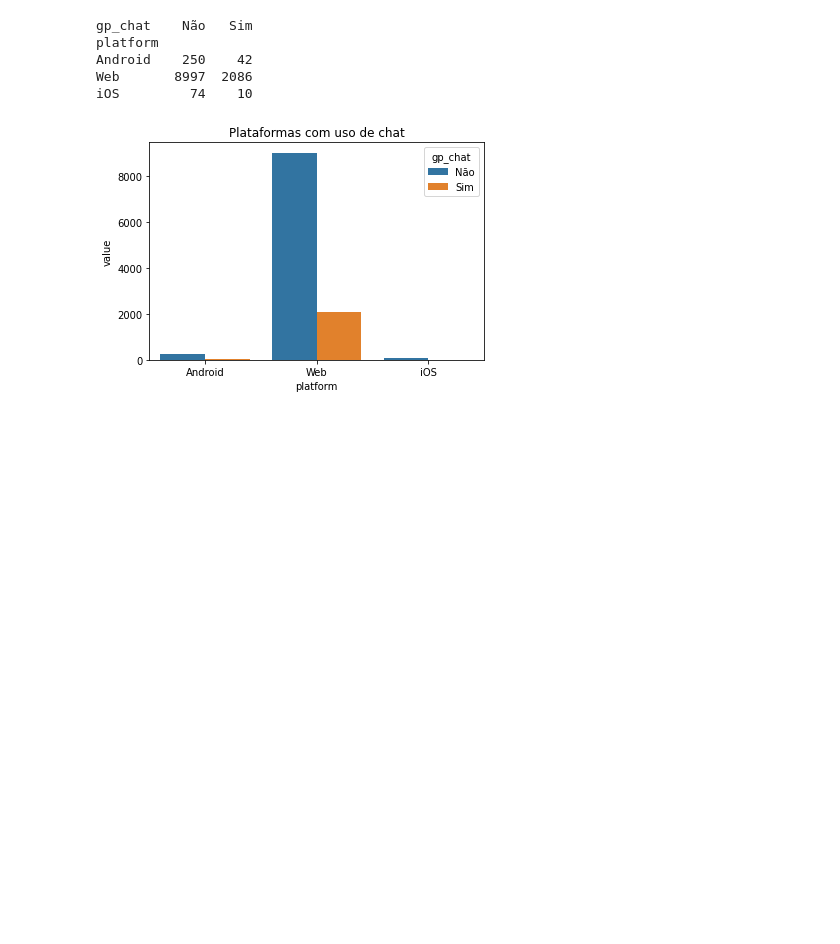
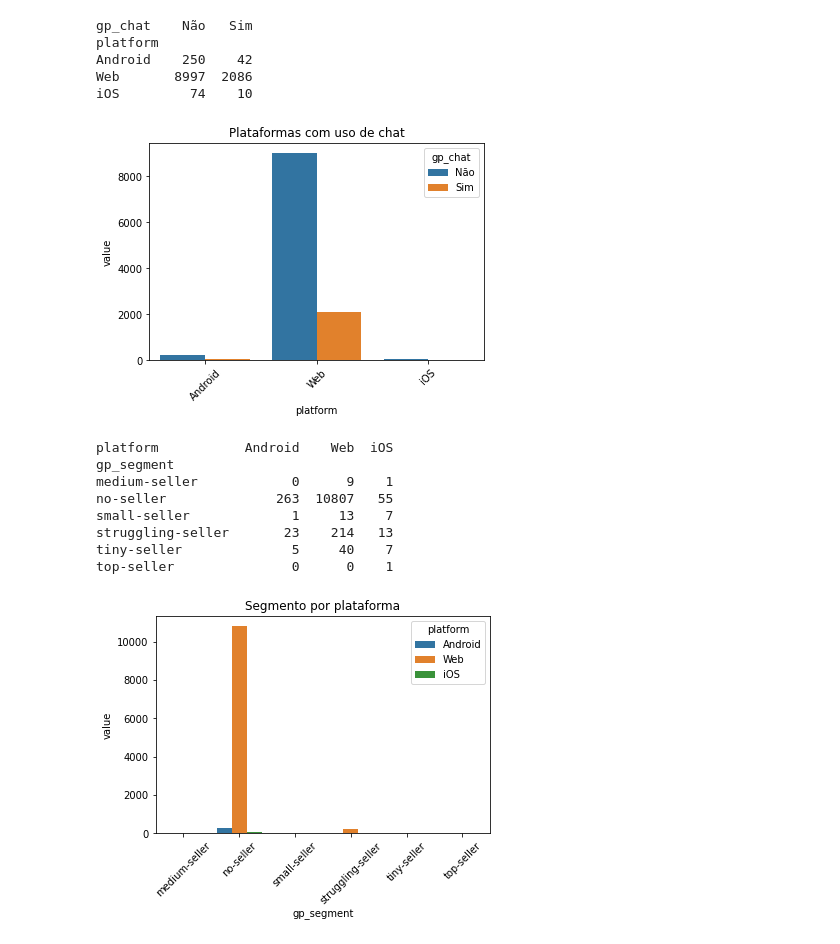
Before and after one commit to emerenan/Desafio_Tiendanube, a Jupyter notebook: Desafio_Tiendanube.ipynb, the cells around one changed output. Drawn from its saved outputs; the diff is of its cells as text; code cells hidden in the pictures; blank space fills up the shorter version.

```diff
--- a/Desafio_Tiendanube.ipynb
+++ b/Desafio_Tiendanube.ipynb
@@ -41,8 +9,10 @@ import seaborn as sns
 def count_entries(df, col_name):
     """Retorna um dicionario com a contagem de ocorrências de cada chave
 
-    :param df:
-    :param col_name:
+    Parametros \n
+
+    :param df: o dataframe base. \n
+    :param col_name: o nome da coluna que terá os valores contados. \n
 
     """
     cols_count = {}
@@ -67,10 +37,11 @@ def count_entries(df, col_name):
 def bool_trans(df, column, val_true, val_false):
     """ Método para transformar as colunas que estão em float64 para strings categóricas
 
-    :param df:
-    :param column:
-    :param val_true:
-    :param val_false:
+    Parametros
+    :param df: o dataframe base. \n
+    :param column: o nome da coluna que terá os valores modificados. \n
+    :param val_true: o text para o valores que forem True. \n
+    :param val_false: o text para o valores que forem False. \n
     """
     list = []
 
@@ -87,20 +58,22 @@ def bool_trans(df, column, val_true, val_false):
 def cross_plt(df, colx, collegend, title):
     """ Método para imprimir uma plotagem de cruzamento de colunas contaveis
 
-    :param df:
-    :param colx:
-    :param collegend:
-    :param title
+    Paramentros \n
+    :param df: o dataframe base. \n
+    :param colx: a lista de nomes do eixo x. \n
+    :param collegend: a lista de nomes que serão a legenda. \n
+    :param title: o título do gráfico. \n
 
     """
     cross = pd.crosstab(df[colx], df[collegend])
     print(cross)
-    print("\n")
     stack = cross.stack().reset_index().rename(columns={0: 'value'})
     sns.barplot(x=stack[colx],
                 y=stack.value,
                 hue=stack[collegend])
+    plt.xticks(rotation=45)
     plt.title(title)
+    plt.show()
 
 
 # Método de plotagem em categoria
@@ -126,7 +99,7 @@ columns = ['amplitude_id', 'user_id', 'carrier', 'city', 'country', 'device',
        'gp_referring_domain', 'gp_segment', 'gp_source', 'gp_store_id',
        'gp_theme', 'gp_trial_payment_bar', 'gp_type', 'gp_utm_campaign',
        'gp_utm_content', 'gp_utm_medium', 'gp_utm_source', 'gp_utm_term',
-       'gp_vertical']
+       'gp_vertical', 'dia_semana']
 
 data = pd.read_excel("/content/Exercicio_1 - datos-trials-may17-BR.xlsx", names=columns)
 
@@ -137,35 +110,59 @@ data = data.loc[:,['amplitude_id', 'user_id', 'city', 'country', 'device', 'lang
                    'gp_initial_referring_domain', 'gp_initial_utm_campaign', 'gp_initial_utm_medium', 'gp_initial_utm_source',
                    'gp_new_product_filter', 'gp_orders', 'gp_products', 'gp_referrer', 'gp_referring_domain', 'gp_segment',
                    'gp_source', 'gp_store_id', 'gp_theme', 'gp_trial_payment_bar', 'gp_type', 'gp_utm_campaign', 'gp_utm_medium',
                    'gp_utm_source', 'gp_vertical']]
 
-data.fillna({'paying':0.0, 'city': 'SÃ£o Paulo', 'country': 'Brazil',
+data.fillna({'paying':0.0, 'city': 'São Paulo', 'country': 'Brazil',
              'language': 'Portuguese', 'gp_chat':0.0, 'gp_trial_payment_bar':0.0,
              'gp_new_product_filter':0.0, 'gp_orders':0, 'gp_products':0,
              'gp_segment': 'no-seller', 'gp_theme': 'material', 'gp_vertical': 'other'}, inplace=True)
 
 
 data.fillna('Não Definido', inplace=True)
 
 bool_trans(data, 'paying', 'Sim', 'Não')
 bool_trans(data, 'gp_chat', 'Sim', 'Não')
 bool_trans(data, 'gp_trial_payment_bar', 'Sim', 'Não')
 bool_trans(data, 'gp_new_product_filter', 'Sim', 'Não')
 
-cross_plt(data, 'platform', 'gp_chat', 'Plataformas com uso de chat')
-
 list = []
-for row in data.region.value:
+for row in data['region'].values:
     if row == 'Tocantins' or row == 'Acre' or row == 'Para' or  row == 'Rondonia' or row == 'Roraima' or row == 'Amapa' or row == 'Amazonas':
         row = 'Norte'
         list.append(row)
     elif row == 'Bahia' or row == 'Sergipe' or row == 'Alagoas' or  row == 'ParaÃ-­ba' or row == 'Pernambuco' or row == 'Rio Grande do Norte' or row == 'Ceara' or row == 'Piaui' or row == 'Maranhao':
         row = 'Nordeste'
         list.append(row)
+    elif row == 'Mato Grosso' or row == 'Mato Grosso do Sul' or row == 'Goias' or row == 'Federal District':
+        row = 'Centro-Oeste'
+        list.append(row)
+    elif row == 'Espirito Santo' or row == 'Rio de Janeiro' or row == 'Minas Gerais' or row == 'Sao Paulo':
+        row = 'Sudeste'
+        list.append(row)
+    elif row == 'Santa Catarina' or row == 'Rio Grande do Sul' or row == 'Parana':
+        row = 'Sul'
+        list.append(row)
+    else:
+        row = 'Fora do Brasil'
+        list.append(row)
+
+data['gp_region'] = list
+
+cross_plt(data, 'platform', 'gp_chat', 'Plataformas com uso de chat')
+cross_plt(data, 'gp_segment',  'platform', 'Segmento por plataforma')
 # %% [output]
 gp_chat    Não   Sim
 platform
 Android    250    42
 Web       8997  2086
 iOS         74    10
-[figure, old version]
+[figure, new version]
+platform           Android    Web  iOS
+gp_segment
+medium-seller            0      9    1
+no-seller              263  10807   55
+small-seller             1     13    7
+struggling-seller       23    214   13
+tiny-seller              5     40    7
+top-seller               0      0    1
+[figure, added]
```
Also changed, not shown: parts of 3 cells of this notebook.
